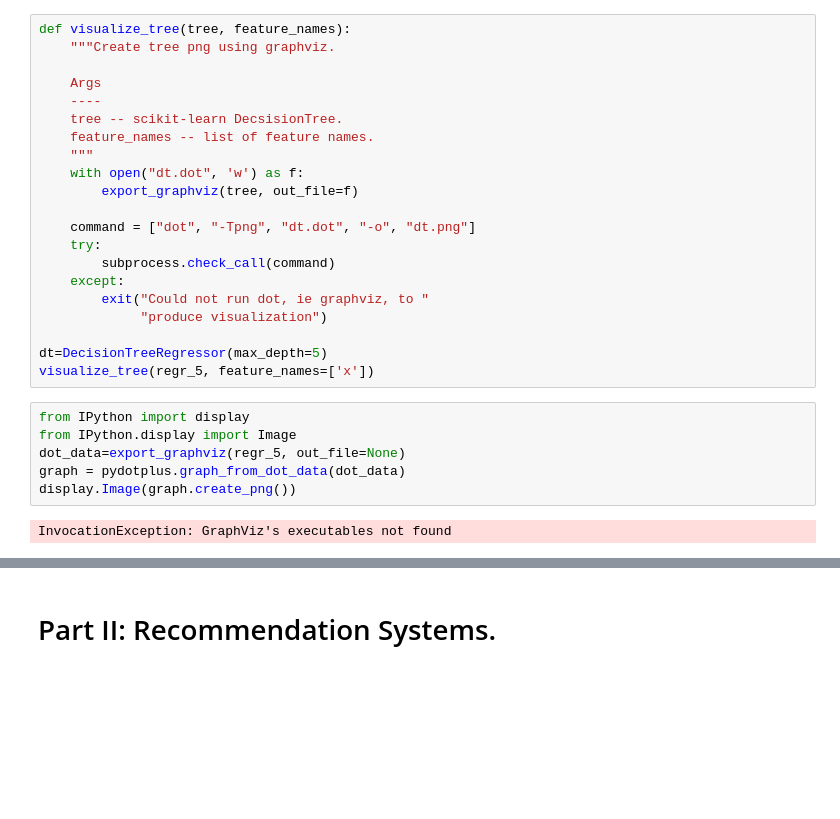
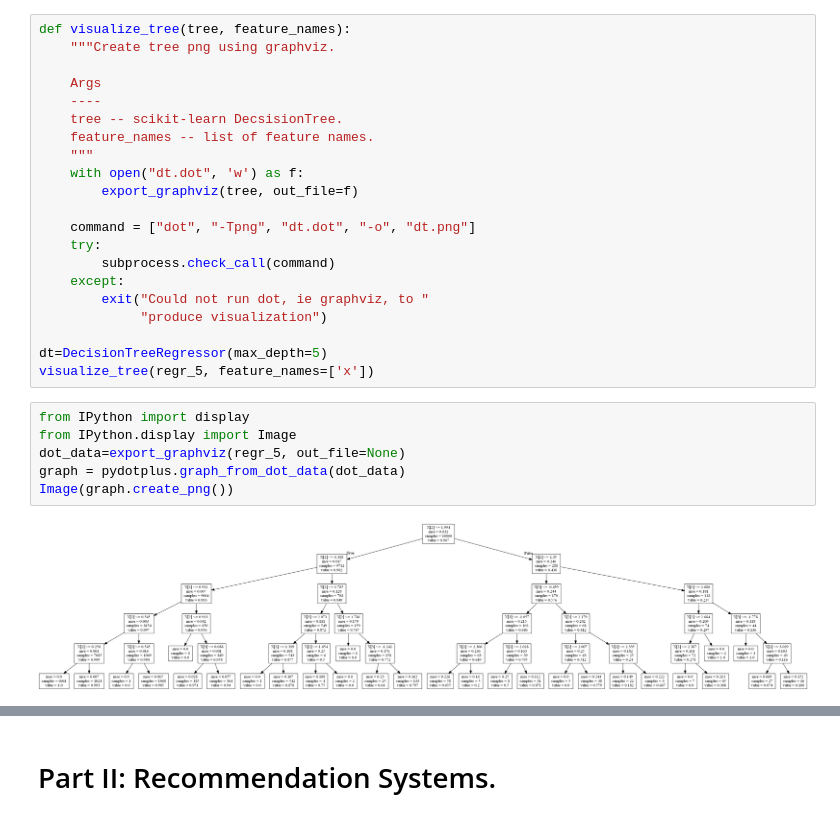
Before and after one commit to Columbia-Intro-Data-Science/python-introduction-puthes, a Jupyter notebook: Homework3.ipynb, the cells around one changed output, grey strips where cells are left out. Drawn from its saved outputs; the diff is of its cells as text; blank space fills up the shorter version.

```diff
--- a/Homework3.ipynb
+++ b/Homework3.ipynb
@@ -534,11 +535,11 @@ visualize_tree(regr_5, feature_names=['x'])
 # %%
 from IPython import display
 from IPython.display import Image
 dot_data=export_graphviz(regr_5, out_file=None)
 graph = pydotplus.graph_from_dot_data(dot_data)
-display.Image(graph.create_png())
+Image(graph.create_png())
 # %% [output]
-InvocationException: GraphViz's executables not found
+[figure, added]
 # %%
 X_train, X_test, y_train, y_test = train_test_split(X2, y2, test_size=0.2, random_state=42)
 
```
Also changed, not shown: parts of 11 cells of this notebook.
